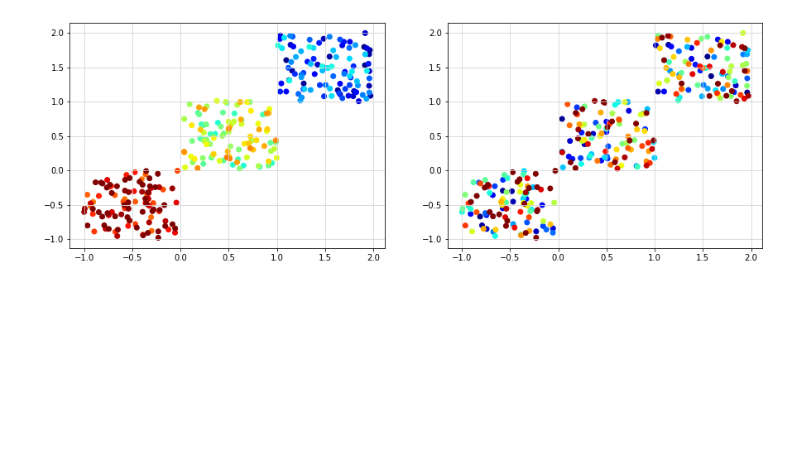
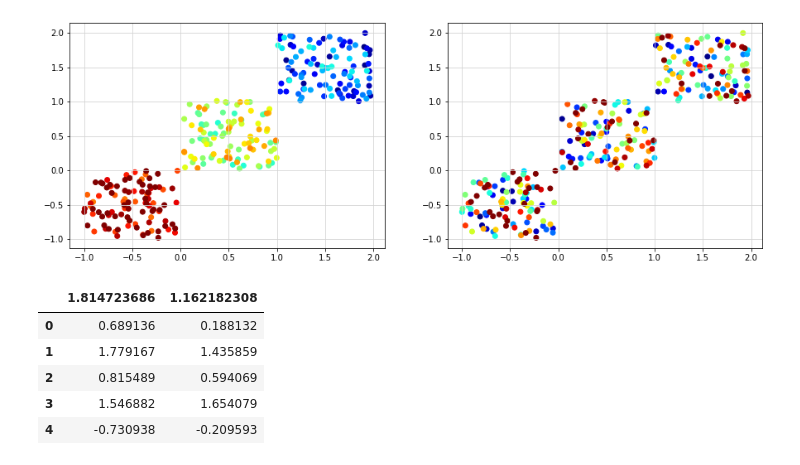
Before and after one commit to animaviridis/dmv-practicals, a Jupyter notebook: colab/p12/K-means - exercise.ipynb, the cells around one changed output. Drawn from its saved outputs; the diff is of its cells as text; code cells hidden in the pictures; blank space fills up the shorter version.

```diff
--- a/colab/p12/K-means - exercise.ipynb
+++ b/colab/p12/K-means - exercise.ipynb
@@ -75,3 +70,13 @@ plt.show()
 # %% [output]
 ERROR! Session/line number was not unique in database. History logging moved to new session 60
 [figure]
+# %%
+data = shuffle_data(data)
+data.head()
+# %% [output]
+|  | 1.814723686 | 1.162182308 |
+| 0 | 0.689136 | 0.188132 |
+| 1 | 1.779167 | 1.435859 |
+| 2 | 0.815489 | 0.594069 |
+| 3 | 1.546882 | 1.654079 |
+| 4 | -0.730938 | -0.209593 |
```
Also changed, not shown: parts of 7 cells of this notebook.
